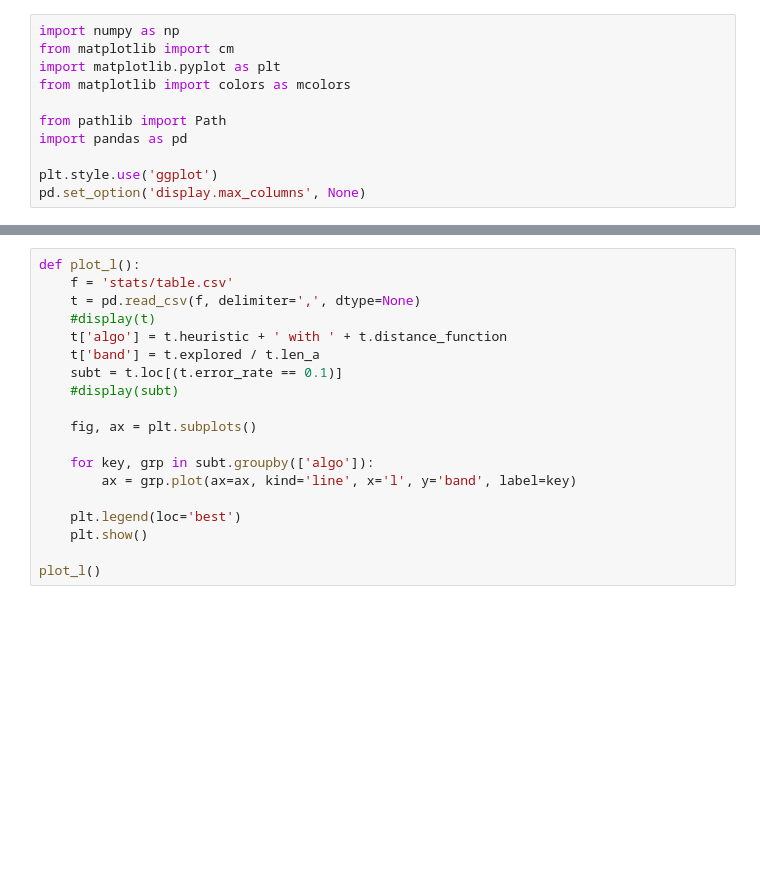
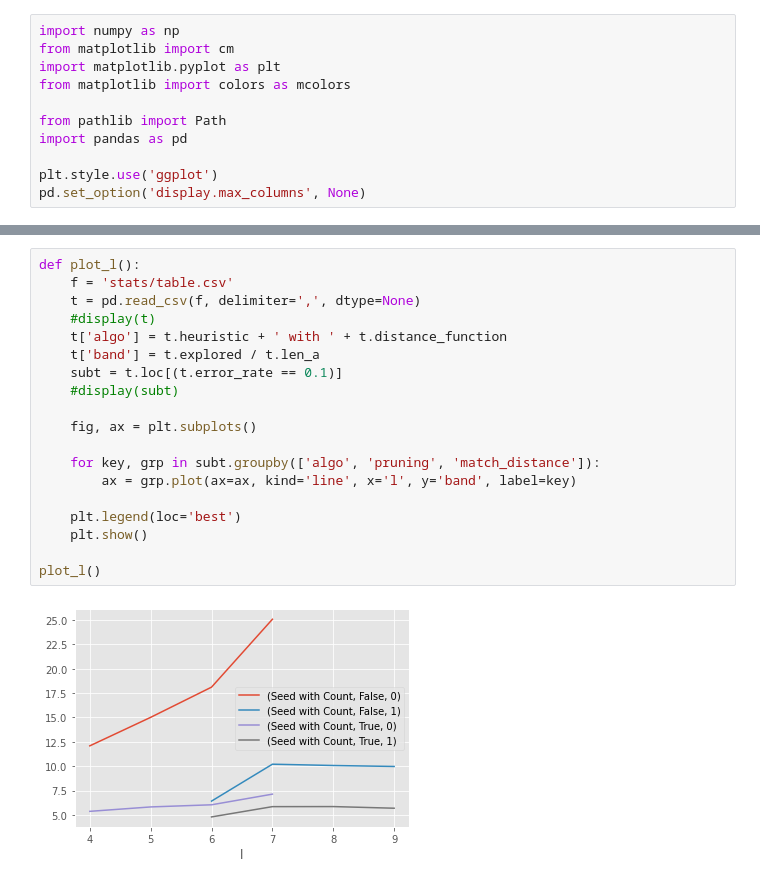
Before and after one commit to RagnarGrootKoerkamp/astar-pairwise-aligner, a Jupyter notebook: evals/visualize-explored.ipynb, the cells around one changed output, grey strips where cells are left out. Cells and saved outputs as stored; diff of their text form; blank space fills up the shorter version.

```diff
--- a/evals/visualize-explored.ipynb
+++ b/evals/visualize-explored.ipynb
@@ -68,22 +87,24 @@ for f in files:
 # %%
 def plot_l():
     f = 'stats/table.csv'
     t = pd.read_csv(f, delimiter=',', dtype=None)
     #display(t)
     t['algo'] = t.heuristic + ' with ' + t.distance_function
     t['band'] = t.explored / t.len_a
     subt = t.loc[(t.error_rate == 0.1)]
     #display(subt)
 
     fig, ax = plt.subplots()
 
-    for key, grp in subt.groupby(['algo']):
+    for key, grp in subt.groupby(['algo', 'pruning', 'match_distance']):
         ax = grp.plot(ax=ax, kind='line', x='l', y='band', label=key)
 
     plt.legend(loc='best')
     plt.show()
 
 plot_l()
+# %% [output]
+[figure, added]
 # %%
 def plot_():
     f = 'stats/table.csv'
```
Also changed, not shown: parts of 3 cells of this notebook.
